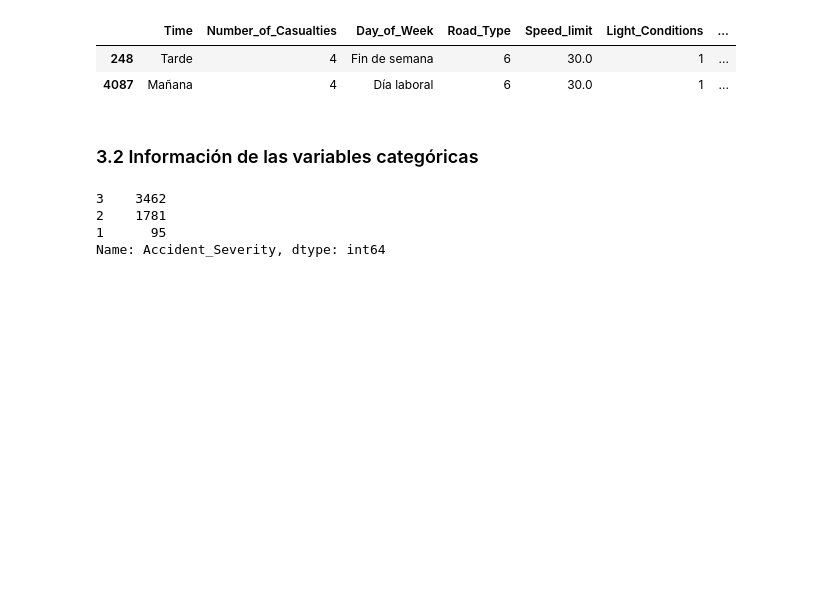
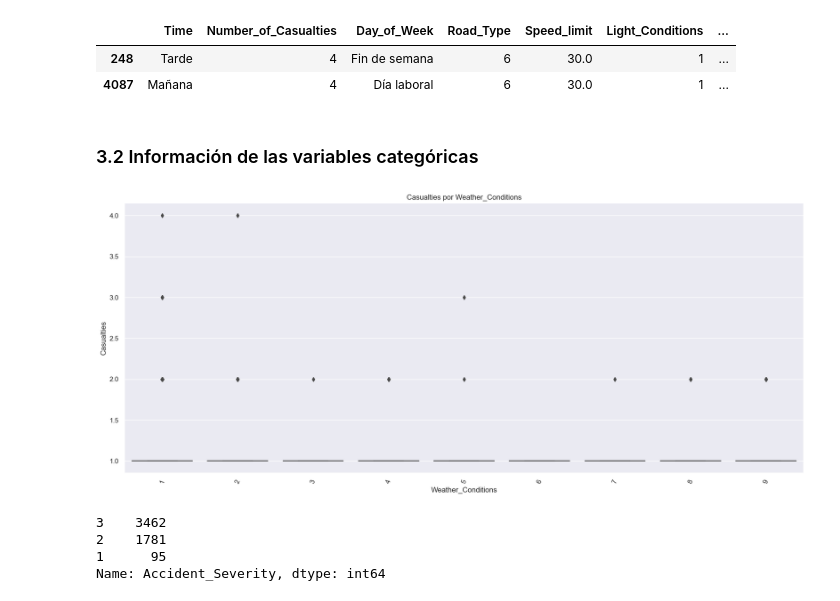
Before and after one commit to Zucaritas-BI/Laboratorio-1, a Jupyter notebook: Lab 1 - Clustering/laboratorio_desarrollo.ipynb, the cells around one changed output. Drawn from its saved outputs; the diff is of its cells as text; code cells hidden in the pictures; blank space fills up the shorter version.

```diff
--- a/Lab 1 - Clustering/laboratorio_desarrollo.ipynb
+++ b/Lab 1 - Clustering/laboratorio_desarrollo.ipynb
@@ -193,6 +193,17 @@ df_accidents[df_accidents["CasualtiesbyVehicle"] == 4]
 # %%
 # Extraemos las variables númericas mencionadas en el diccionario
 df_accidents_categorica = df_accidents[['Accident_Severity', 'Day_of_Week', 'Road_Type', 'Junction_Detail', 'Light_Conditions', 'Weather_Conditions', 'Road_Surface_Conditions', 'Urban_or_Rural_Area', 'Vehicle_Type', 'Did_Police_Officer_Attend_Scene_of_Accident', 'Time']]
+# %%
+# Realizamos un diagrama de cajas para las variables categoricas
+fig = plt.figure(figsize=(20, 8))
+ax = sns.boxplot(x = 'Weather_Conditions', y = 'Number_of_Casualties', data = df_accidents)
+d = ax.set_xticklabels(ax.get_xticklabels(), rotation = 70)
+plt.title('Casualties por Weather_Conditions')
+plt.xlabel('Weather_Conditions')
+plt.ylabel('Casualties')
+plt.show()
+# %% [output]
+[figure, added]
 # %%
 # Describimos la variable categorica Accident_Severity
 df_accidents_categorica['Accident_Severity'].value_counts()
```
Also changed, not shown: parts of 19 cells of this notebook, 1 other file.
